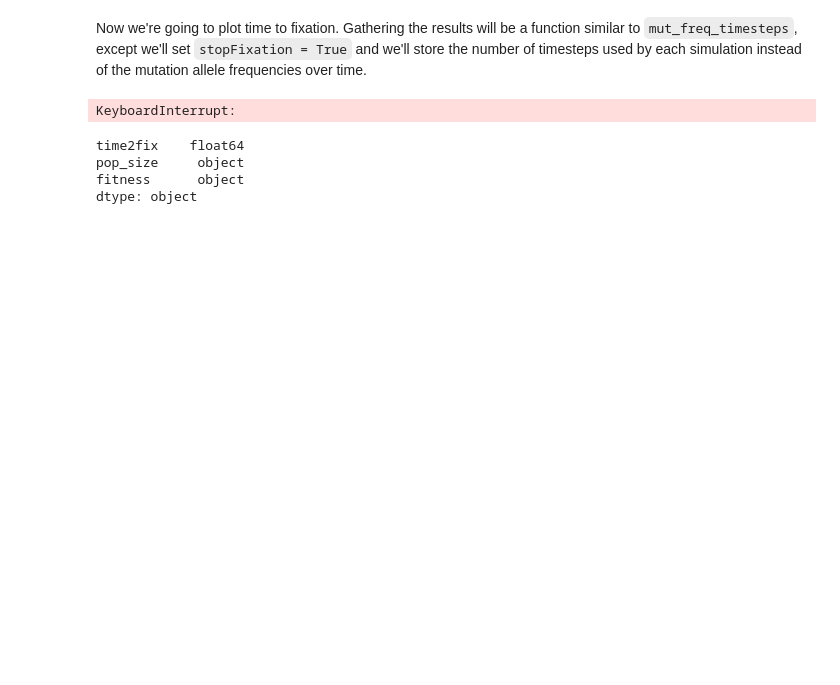
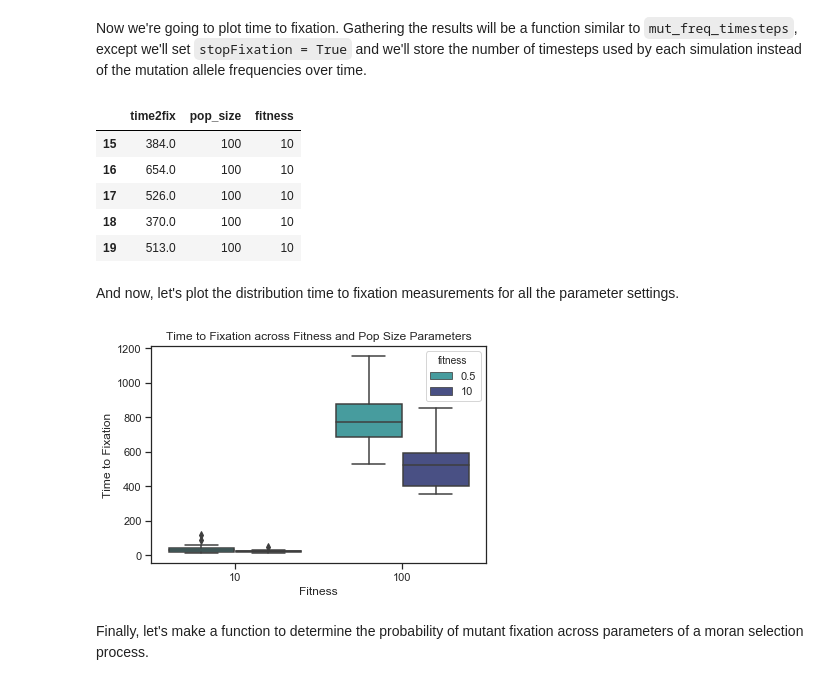
Before and after one commit to jessicascarborough/stochastic-modeling, a Jupyter notebook: stochastic_modeling.ipynb, the cells around one changed output. Cells and saved outputs as stored; diff of their text form; code cells hidden in the pictures; blank space fills up the shorter version.

```diff
--- a/stochastic_modeling.ipynb
+++ b/stochastic_modeling.ipynb
@@ -175,8 +190,8 @@ Now we're going to plot time to fixation. Gathering the results will be a functi
 # %%
 # time_steps = 5000
 
-fitness_range = [0.5, 0.75, 0.9, 0.99, 1, 1.01, 1.1, 1.5, 2] #fitness ratio of mutant:wt allele
-N_range = [100, 1000] # population size
+fitness_range = [0.5, 10] # 0.75, 0.9, 0.99, 1, 1.01, 1.1, 1.5, 2] #fitness ratio of mutant:wt allele
+N_range = [10, 100] # , 1000] # population size
 sim_n = 20 # how many times we run the same simulation with different seeds
 
 
@@ -210,23 +225,26 @@ def mut_fix_time(N_range, fitness_range, sim_n):
     return(results_df)
 
 time2fix_results = mut_fix_time(N_range = N_range, fitness_range = fitness_range, sim_n = sim_n)
-# %% [output]
-KeyboardInterrupt:
 # %%
-time2fix_results
+time2fix_results.tail()
 # %% [output]
-time2fix    float64
-pop_size     object
-fitness      object
-dtype: object
+|  | time2fix | pop_size | fitness |
+| 15 | 384.0 | 100 | 10 |
+| 16 | 654.0 | 100 | 10 |
+| 17 | 526.0 | 100 | 10 |
+| 18 | 370.0 | 100 | 10 |
+| 19 | 513.0 | 100 | 10 |
+# %% [markdown]
+And now, let's plot the distribution time to fixation measurements for all the parameter settings.
 # %%
-
-# Draw a nested boxplot to show bills by day and time
-g = sns.boxplot(x="fitness", y="time2fix",
-            hue="pop_size",
+g = sns.boxplot(x="pop_size", y="time2fix",
+            hue="fitness",
             palette=sns.color_palette("mako_r", len(fitness_range)),
             data=time2fix_results)
-g.set_ylabels("Time to Fixation")
-g.set_xlabels("Fitness")
-plt_title("Time to Fixation across Fitness and Pop Size Parameters")
-sns.despine(offset=10, trim=True)
+plt.xlabel("Fitness")
+plt.ylabel("Time to Fixation")
+plt.title("Time to Fixation across Fitness and Pop Size Parameters");
+# %% [output]
+[figure, added]
+# %% [markdown]
+Finally, let's make a function to determine the probability of mutant fixation across parameters of a moran selection process.
```
Also changed, not shown: parts of 23 cells of this notebook.
